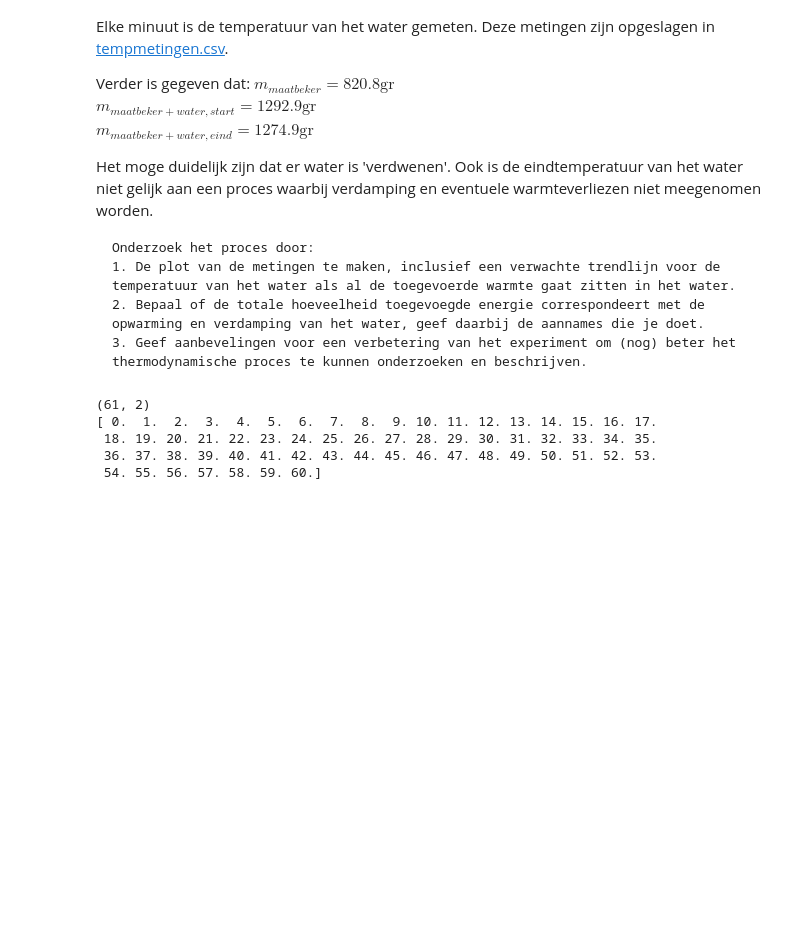
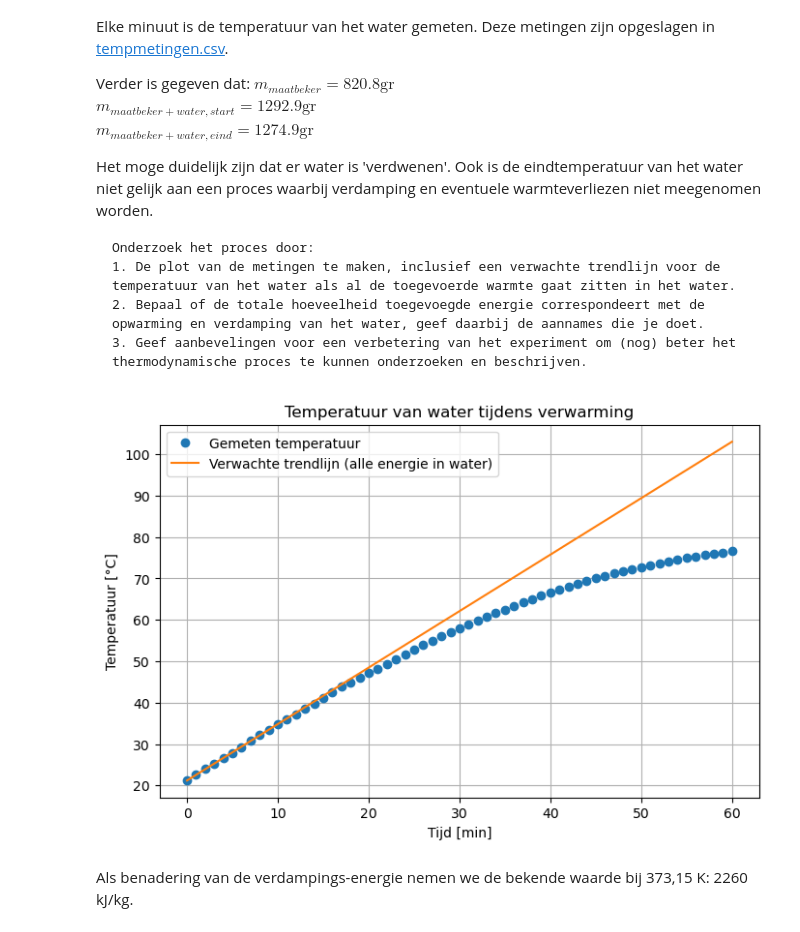
Before and after one commit to Radin-yo/Hebben-we-een-groepsnummer-, a Jupyter notebook: Content/Labs/Verdamping.ipynb, the cells around one changed output. Cells and saved outputs as stored; diff of their text form; code cells hidden in the pictures; blank space fills up the shorter version.

Commit message:
Verdamping

````diff
--- a/Content/Labs/Verdamping.ipynb
+++ b/Content/Labs/Verdamping.ipynb
@@ -17,24 +17,63 @@ Onderzoek het proces door:
 3. Geef aanbevelingen voor een verbetering van het experiment om (nog) beter het thermodynamische proces te kunnen onderzoeken en beschrijven.
 ```
 # %%
-#importing libraries
 import numpy as np
 import matplotlib.pyplot as plt
+from scipy.optimize import curve_fit
 
-#Constants
-m_maatbeker = 820.8 #g
-m_start = 1292.9 #g
-m_eind = 1274.9 #g
-c_water = 4180 #J/(kg*K)
+# ===============================
+# Stap 1: Data inlezen
+# ===============================
+data = np.loadtxt("tempmetingen.csv", delimiter=";", skiprows = 1)  # Zorg dat CSV 2 kolommen heeft: tijd[min], temp[°C]
+tijd = data[:,0]
+temp_meet = data[:,1]
 
-#data laden
-data = np.loadtxt("tempmetingen.csv", delimiter=";", skiprows=1)
+# ===============================
+# Gegevens van de maatbeker en water
+# ===============================
+m_beker = 820.8  # g
+m_start = 1292.9  # g
+m_eind = 1274.9  # g
 
-tijd = data[:,0] #minuten
-temp = data[:,1] #celcius
+m_water_start = m_start - m_beker
+m_water_eind = m_eind - m_beker
+delta_m_water = m_water_start - m_water_eind  # verdampt water (g)
+
+# Specifieke warmtecapaciteit van water
+c_water = 4.18  # J/g°C
+
+# ===============================
+# Stap 2: Theoretische temperatuurverhoging
+# ===============================
+# Aangenomen dat alle toegevoerde energie in het water gaat:
+# Energie toegevoegd = m_water_start * c * delta_T
+# We passen curve_fit toe op een eenvoudige lineaire benadering (als verwarming constant vermogen levert)
+
+# Functie: lineaire verhoging in tijd
+def lineair(t, P_eff):
+    # P_eff is effectief vermogen in J/min
+    return temp_meet[0] + (P_eff / (m_water_start * c_water)) * t
+
+# Curve fit: vind het effectieve vermogen P_eff over de eerste 10 meetpunten
+popt, _ = curve_fit(lineair, tijd[:10], temp_meet[:10])
+P_eff = popt[0]
+
+# Theoretische trendlijn
+temp_trend = lineair(tijd, P_eff)
+
+# ===============================
+# Stap 3: Plotten
+# ===============================
+plt.figure(figsize=(8,5))
+plt.plot(tijd, temp_meet, 'o', label="Gemeten temperatuur")
+plt.plot(tijd, temp_trend, '-', label="Verwachte trendlijn (alle energie in water)")
+plt.xlabel("Tijd [min]")
+plt.ylabel("Temperatuur [°C]")
+plt.title("Temperatuur van water tijdens verwarming")
+plt.legend()
+plt.grid(True)
+plt.show()
 # %% [output]
-(61, 2)
-[ 0.  1.  2.  3.  4.  5.  6.  7.  8.  9. 10. 11. 12. 13. 14. 15. 16. 17.
- 18. 19. 20. 21. 22. 23. 24. 25. 26. 27. 28. 29. 30. 31. 32. 33. 34. 35.
- 36. 37. 38. 39. 40. 41. 42. 43. 44. 45. 46. 47. 48. 49. 50. 51. 52. 53.
- 54. 55. 56. 57. 58. 59. 60.]
+[figure, added]
+# %% [markdown]
+Als benadering van de verdampings-energie nemen we de bekende waarde bij 373,15 K: 2260 kJ/kg.
````
Also changed, not shown: parts of 2 cells of this notebook.
